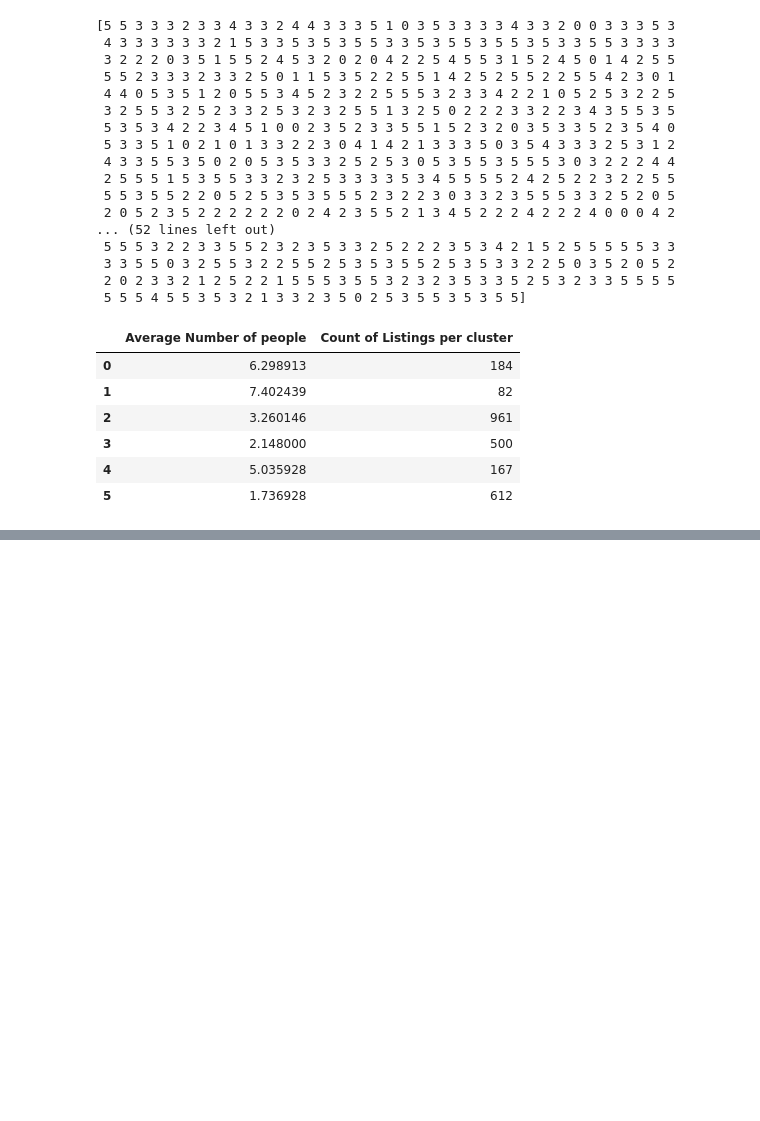
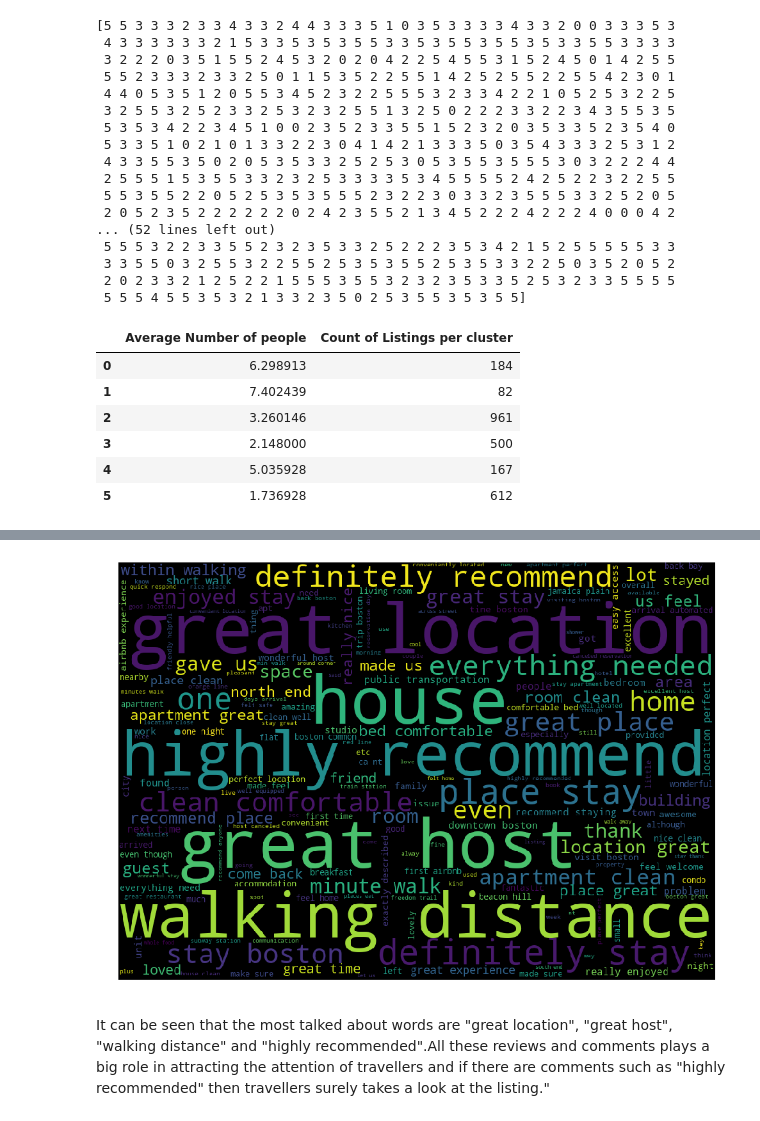
Before and after one commit to varad-desai/DataScience_Engineering_Tools_And_Methods, a Jupyter notebook: Data Science Project/BostonAirbnbDataScienceProject.ipynb, the cells around one changed output, grey strips where cells are left out. Cells and saved outputs as stored; diff of their text form; code cells hidden in the pictures; blank space fills up the shorter version.

```diff
--- a/Data Science Project/BostonAirbnbDataScienceProject.ipynb
+++ b/Data Science Project/BostonAirbnbDataScienceProject.ipynb
@@ -649,0 +807,14 @@ plt.show()
+# %%
+from nltk.corpus import stopwords
+import string
+import nltk
+
+words=''
+for index,row in EngReviewsDF.iterrows():
+    words += row['comments']
+# %%
+nltk.download('punkt')
+reviews_data=nltk.word_tokenize(words)
+string_punctuation = string.punctuation
+ignoreChar=['\r','\n','',' ',"'s",'!',',',]
+nums=['0','1','2','3','4','5','6','7','8','9']
@@ -649,0 +825,10 @@ plt.show()
+# %%
+from nltk.corpus import stopwords
+nltk.download('stopwords')
+cachedStopWords = stopwords.words("english")
+cachedStopWords.append('the')
+
+words_only = [''.join(c for c in s if c not in string.punctuation if c not in nums if c not in ignoreChar) for s in reviews_data]
+words_only = [s for s in words_only if s]
+comments_filtered_data=' '.join(words_only)
+comments_filtered_data = ' '.join([word.lower() for word in comments_filtered_data.split() if word not in cachedStopWords])
@@ -649,0 +839,14 @@ plt.show()
+# %%
+from wordcloud import WordCloud, STOPWORDS
+import matplotlib.pyplot as plt
+
+wordcloud = WordCloud(width = 1000, height = 700).generate(comments_filtered_data)
+plt.figure(figsize=(18,12))
+plt.imshow(wordcloud)
+plt.axis("off")
+plt.show()
+# %% [output]
+[figure, added]
+# %% [markdown]
+
+It can be seen that the most talked about words are "great location", "great host", "walking distance" and "highly recommended".All these reviews and comments plays a big role in attracting the attention of travellers and if there are comments such as "highly recommended" then travellers surely takes a look at the listing."
```
Also changed, not shown: parts of 34 cells of this notebook, 2 other files.
